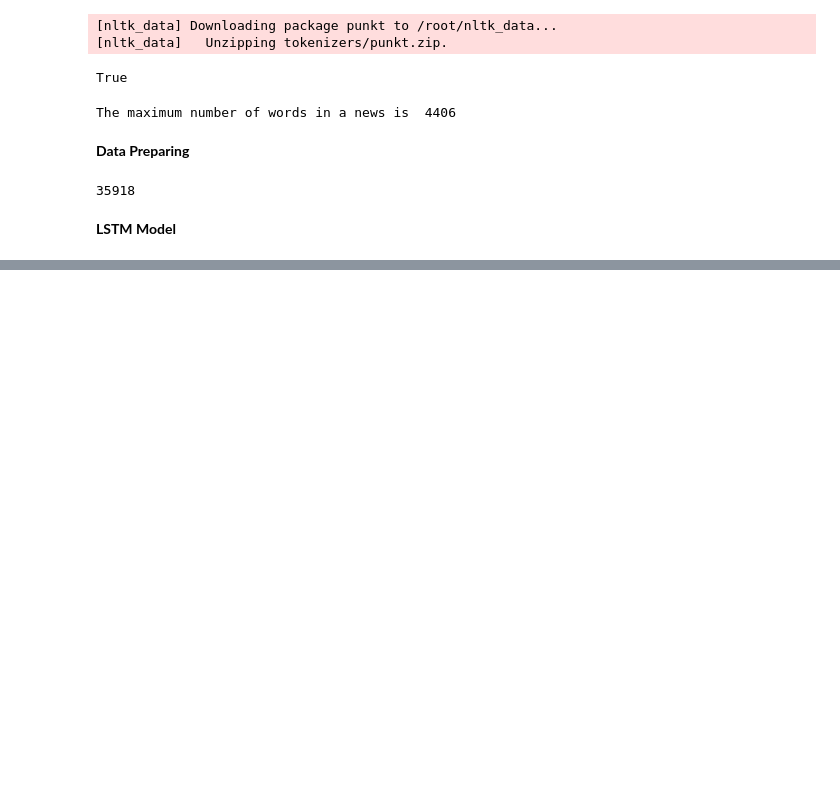
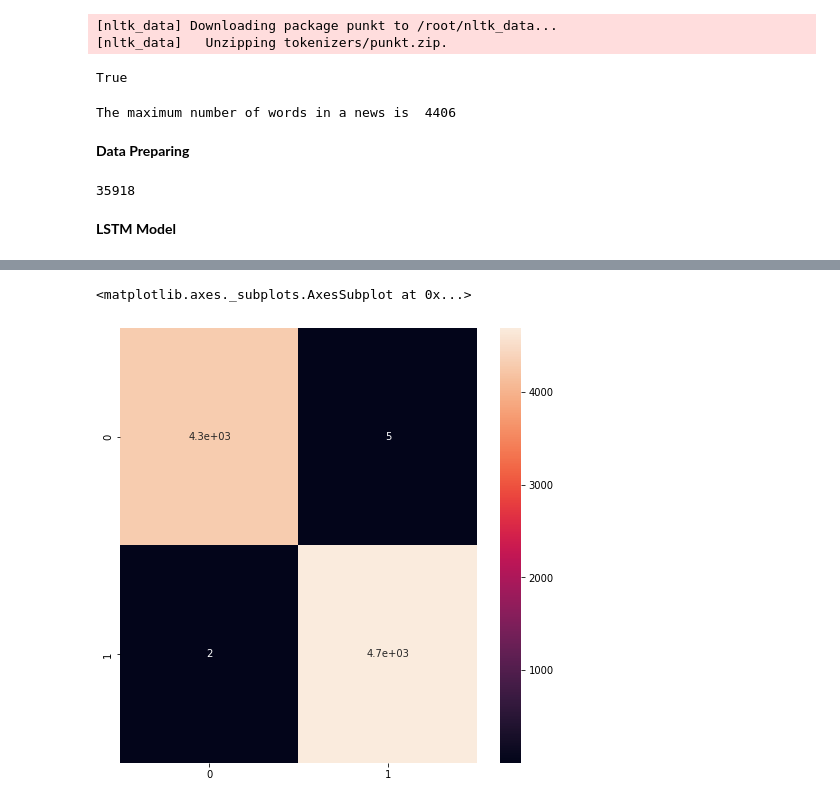
Before and after one commit to sanchukanirupama/LSTM-Fake-News-Classifier, a Jupyter notebook: Fake_news_detector.ipynb, the cells around one changed output, grey strips where cells are left out. Saved outputs shown, nothing was run; the diff lists cells and outputs as text; code cells hidden in the pictures; blank space fills up the shorter version.

```diff
--- a/Fake_news_detector.ipynb
+++ b/Fake_news_detector.ipynb
@@ -268,5 +272,8 @@ print(accuracy)
 # %%
-from sklearn.metrics import confusion_metrix
-cm = confusion_metrix(list(y_test), prediction)
+from sklearn.metrics import confusion_matrix
+cm = confusion_matrix(list(y_test), prediction)
 plt.figure(figsize = (8,8))
 sns.heatmap(cm, annot = True)
+# %% [output]
+<matplotlib.axes._subplots.AxesSubplot at 0x...>
+[figure, added]
```
Also changed, not shown: parts of 3 cells of this notebook.
